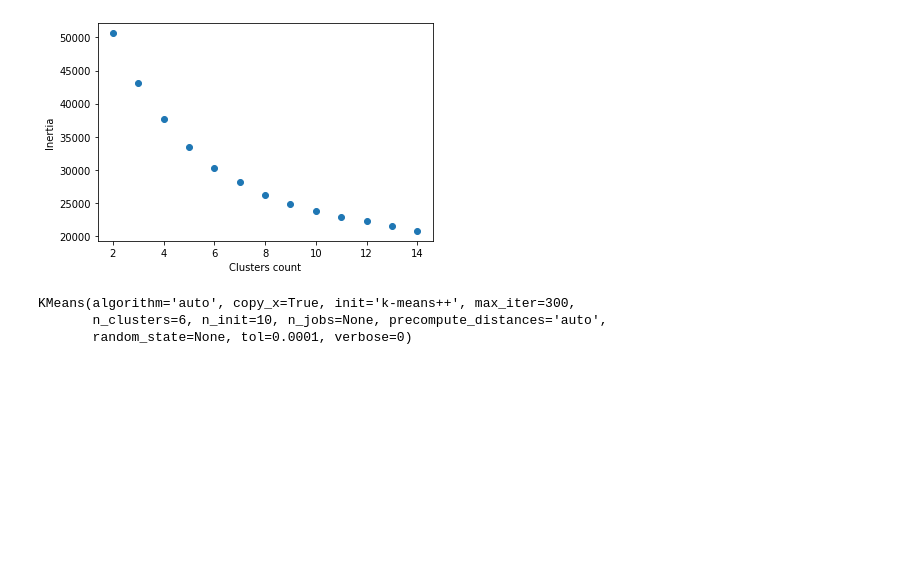
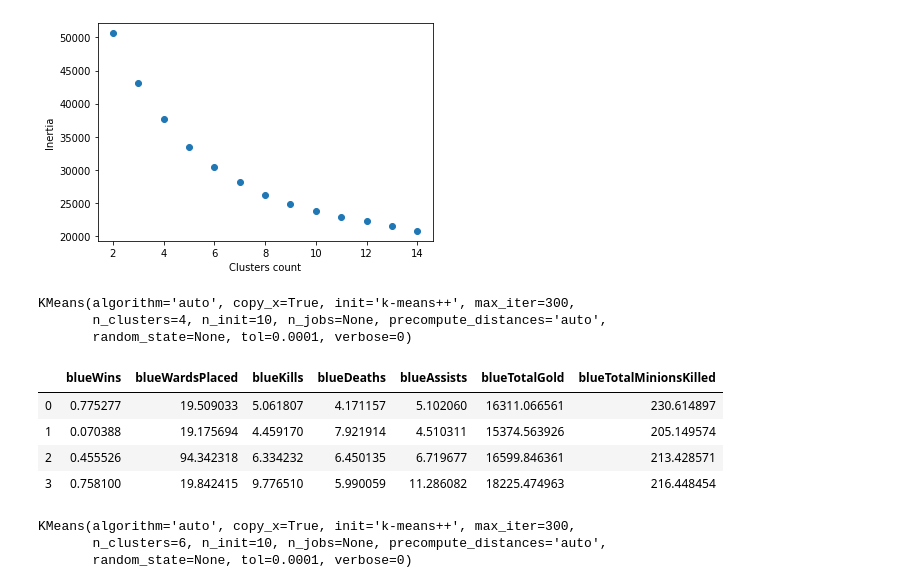
Before and after one commit to srokowskip/sad, a Jupyter notebook: high_diamond_ranked.ipynb, the cells around one changed output. Cells and saved outputs as stored; diff of their text form; code cells hidden in the pictures; blank space fills up the shorter version.

```diff
--- a/high_diamond_ranked.ipynb
+++ b/high_diamond_ranked.ipynb
@@ -227,6 +228,21 @@ plt.ylabel('Inertia')
 # %% [output]
 Text(0, 0.5, 'Inertia')
 [figure]
+# %%
+km = KMeans(n_clusters=4)
+km.fit(rankeds_standarized)
+# %% [output]
+KMeans(algorithm='auto', copy_x=True, init='k-means++', max_iter=300,
+       n_clusters=4, n_init=10, n_jobs=None, precompute_distances='auto',
+       random_state=None, tol=0.0001, verbose=0)
+# %%
+pd.DataFrame(scaler.inverse_transform(km.cluster_centers_), columns=rankeds_standarized.columns)
+# %% [output]
+|  | blueWins | blueWardsPlaced | blueKills | blueDeaths | blueAssists | blueTotalGold | blueTotalMinionsKilled |
+| 0 | 0.775277 | 19.509033 | 5.061807 | 4.171157 | 5.102060 | 16311.066561 | 230.614897 |
+| 1 | 0.070388 | 19.175694 | 4.459170 | 7.921914 | 4.510311 | 15374.563926 | 205.149574 |
+| 2 | 0.455526 | 94.342318 | 6.334232 | 6.450135 | 6.719677 | 16599.846361 | 213.428571 |
+| 3 | 0.758100 | 19.842415 | 9.776510 | 5.990059 | 11.286082 | 18225.474963 | 216.448454 |
 # %%
 km = KMeans(n_clusters=6)
 km.fit(rankeds_standarized)
```
Also changed, not shown: parts of 12 cells of this notebook.
